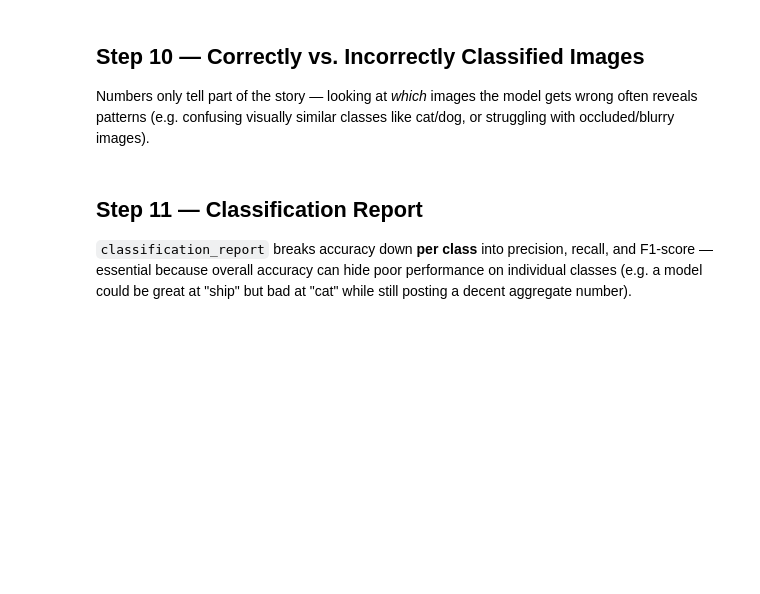
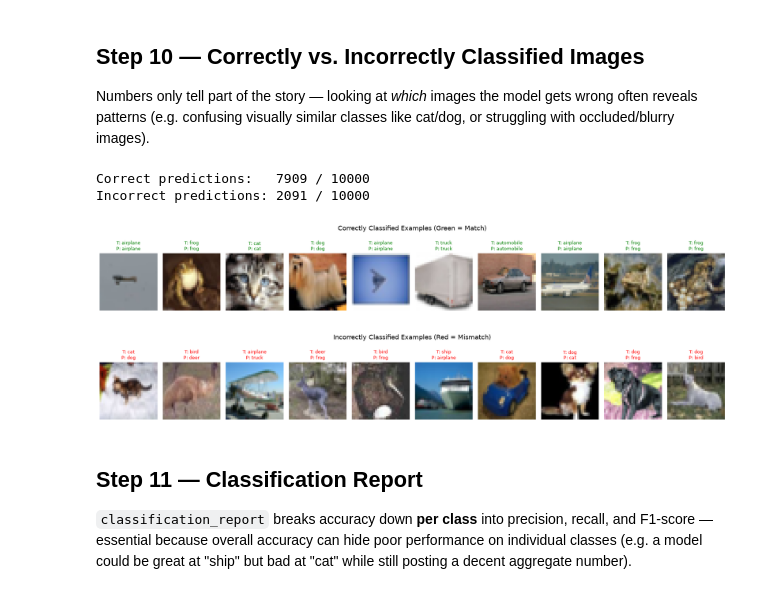
Before and after one commit to Rudra01a/cnn-image-classification-cifar10, a Jupyter notebook: cifar10_cnn_classification.ipynb, the cells around one changed output. Cells and saved outputs as stored; diff of their text form; code cells hidden in the pictures; blank space fills up the shorter version.

```diff
--- a/cifar10_cnn_classification.ipynb
+++ b/cifar10_cnn_classification.ipynb
@@ -490,26 +495,34 @@ struggling with occluded/blurry images).
 # %%
 correct_idx = np.where(y_pred == y_test)[0]
 incorrect_idx = np.where(y_pred != y_test)[0]
 
 print(f"Correct predictions:   {len(correct_idx)} / {len(y_test)}")
 print(f"Incorrect predictions: {len(incorrect_idx)} / {len(y_test)}")
 
 def plot_examples(indices, title, n=10):
     fig, axes = plt.subplots(1, n, figsize=(18, 3))
     chosen = np.random.default_rng(SEED).choice(indices, size=min(n, len(indices)), replace=False)
     for ax, idx in zip(axes, chosen):
         ax.imshow(x_test[idx])
         true_label = CLASS_NAMES[y_test[idx]]
         pred_label = CLASS_NAMES[y_pred[idx]]
         color = 'green' if true_label == pred_label else 'red'
         ax.set_title(f"T: {true_label}\nP: {pred_label}", fontsize=9, color=color)
         ax.axis('off')
     plt.suptitle(title, fontsize=13)
     plt.tight_layout()
+    plt.savefig("assets/sample_predictions.png",
+            dpi=300,
+            bbox_inches="tight")
     plt.show()
 
 plot_examples(correct_idx, "Correctly Classified Examples (Green = Match)")
 plot_examples(incorrect_idx, "Incorrectly Classified Examples (Red = Mismatch)")
+# %% [output]
+Correct predictions:   7909 / 10000
+Incorrect predictions: 2091 / 10000
+[figure, added]
+[figure, added]
 # %% [markdown]
 ## Step 11 — Classification Report
 
```
Also changed, not shown: parts of 6 cells of this notebook, 3 other files.
